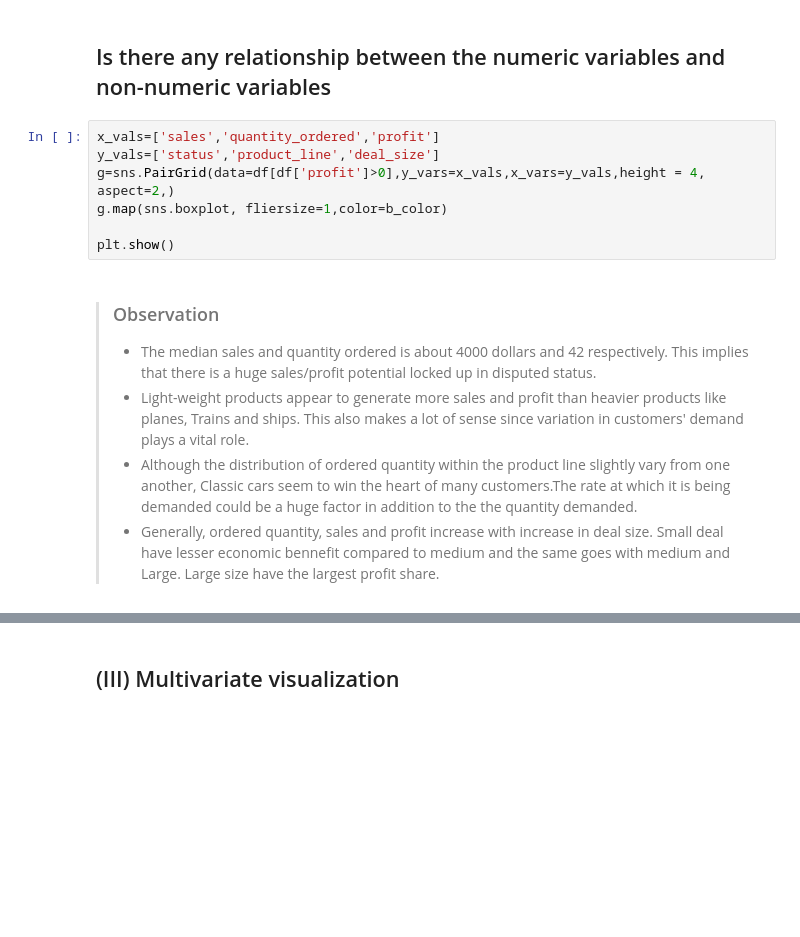
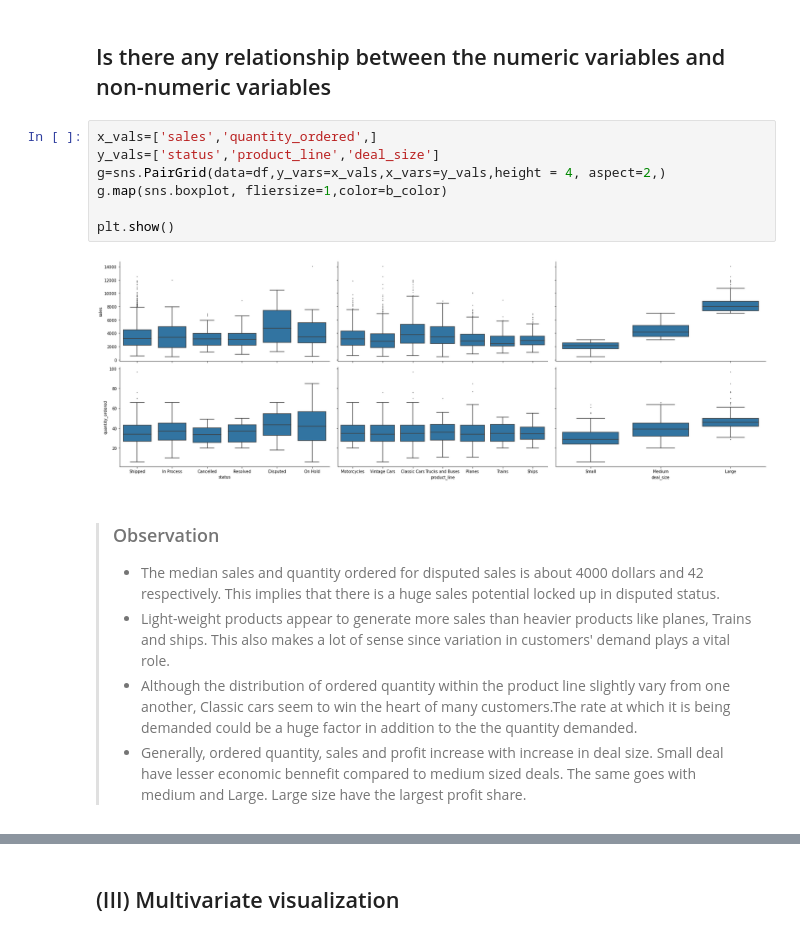
Before and after one commit to Biob-scientist/Sales_analytics, a Jupyter notebook: sales_exploratory_analysis.ipynb, the cells around one changed output, grey strips where cells are left out. Saved outputs shown, nothing was run; the diff lists cells and outputs as text; blank space fills up the shorter version.

```diff
--- a/sales_exploratory_analysis.ipynb
+++ b/sales_exploratory_analysis.ipynb
@@ -477,16 +484,18 @@ p.map(sns.barplot,'profit','product_line',order=None,hue_order=None);
 # %% [markdown]
 ## Is there any relationship between the numeric variables and non-numeric variables
 # %%
-x_vals=['sales','quantity_ordered','profit']
+x_vals=['sales','quantity_ordered',]
 y_vals=['status','product_line','deal_size']
-g=sns.PairGrid(data=df[df['profit']>0],y_vars=x_vals,x_vars=y_vals,height = 4, aspect=2,)
+g=sns.PairGrid(data=df,y_vars=x_vals,x_vars=y_vals,height = 4, aspect=2,)
 g.map(sns.boxplot, fliersize=1,color=b_color)
 
 plt.show()
+# %% [output]
+[figure, added]
 # %% [markdown]
 >### Observation
->- The median sales  and quantity ordered is about 4000 dollars and 42 respectively. This implies that there is a huge sales/profit potential locked up in disputed status.
->- Light-weight products appear to generate more sales and profit than heavier products like planes, Trains and ships. This also makes a lot of sense since variation in customers' demand plays a vital role.
+>- The median sales  and quantity ordered for disputed sales is about 4000 dollars and 42 respectively. This implies that there is a huge sales potential locked up in disputed status.
+>- Light-weight products appear to generate more sales than heavier products like planes, Trains and ships. This also makes a lot of sense since variation in customers' demand plays a vital role.
 >- Although the distribution of ordered quantity within the product line slightly vary from one another, Classic cars seem to win the heart of many customers.The rate at which it is being demanded could be a huge factor in addition to the the quantity demanded.
->- Generally, ordered quantity, sales and profit increase with increase in deal size. Small deal have lesser economic bennefit compared to medium and the same goes with medium and Large. Large size have the largest profit share.
+>- Generally, ordered quantity, sales and profit increase with increase in deal size. Small deal have lesser economic bennefit compared to medium sized deals. The same goes with medium and Large. Large size have the largest profit share.
 # %%
```
Also changed, not shown: parts of 28 cells of this notebook.
